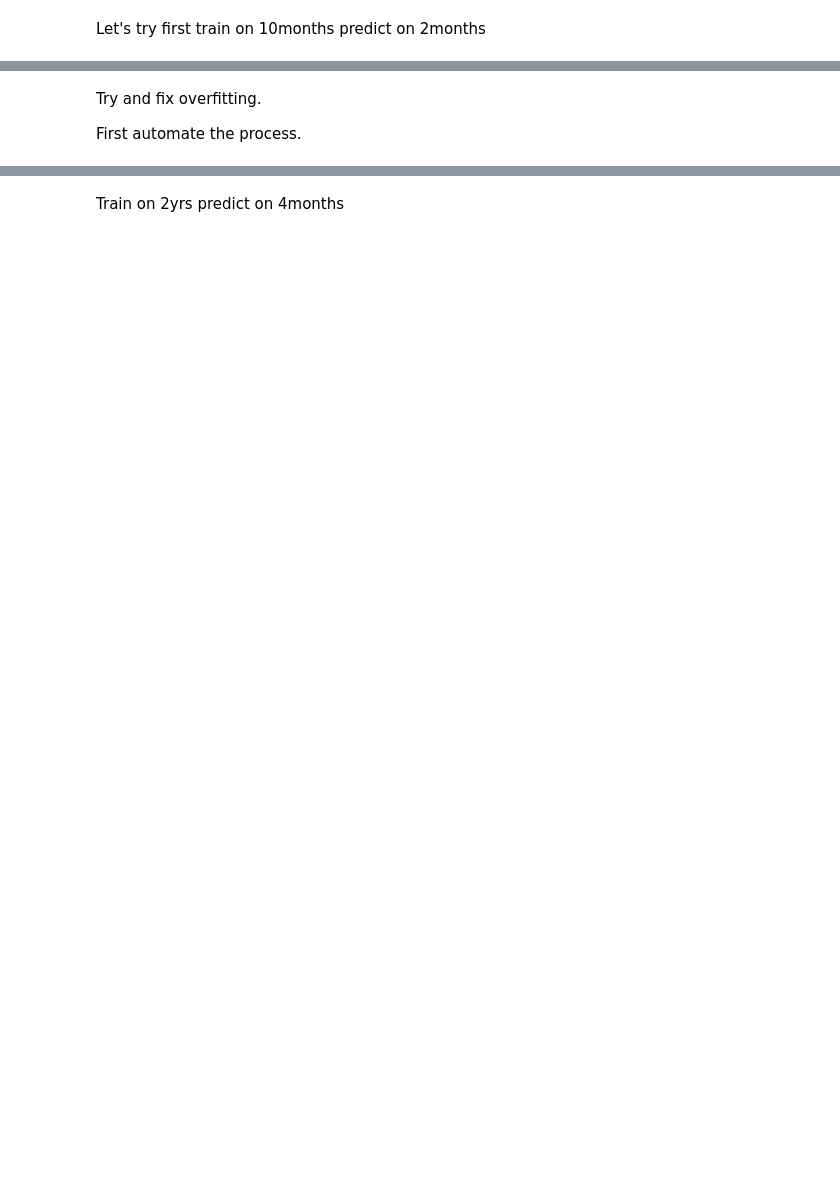
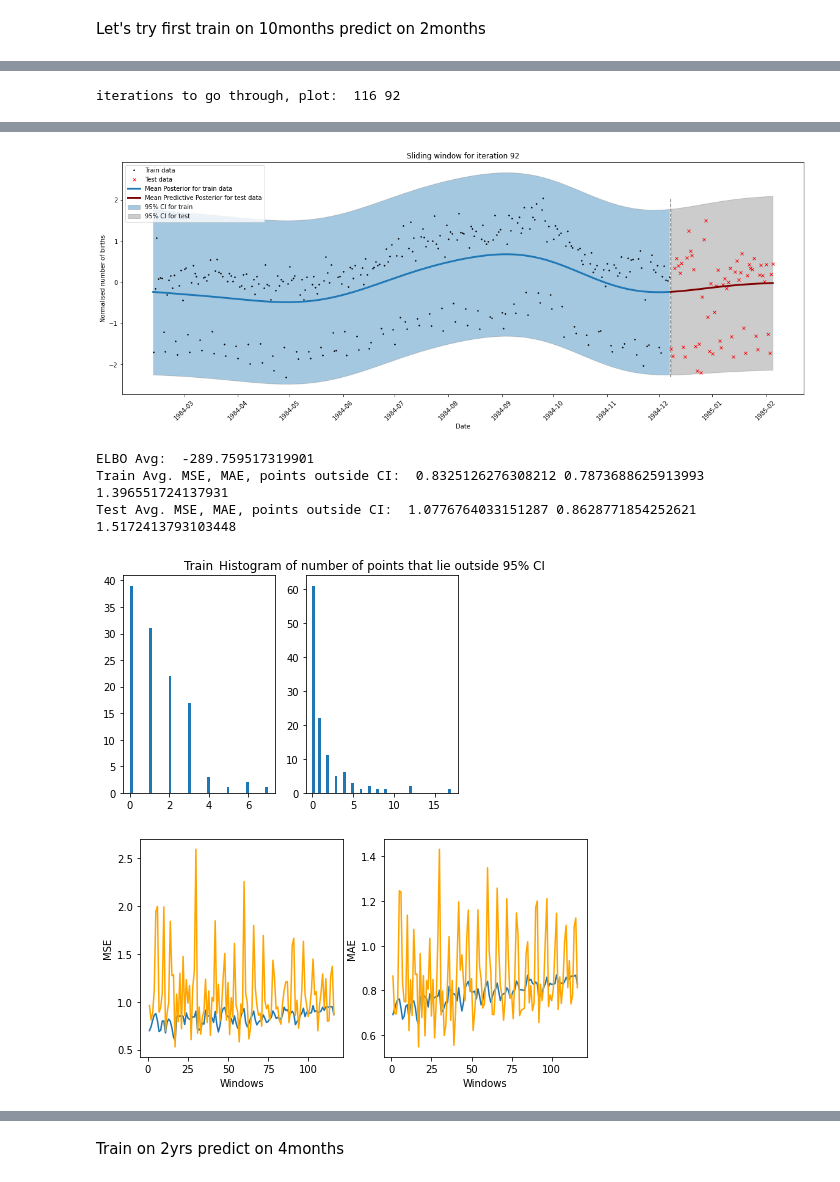
Before and after one commit to CristinaNogRod/GaussianProcesses-TimeSeries, a Jupyter notebook: notebooks/GPFlow/basic_SVGP_slidingWindow.ipynb, the cells around one changed output, grey strips where cells are left out. Drawn from its saved outputs; the diff is of its cells as text; code cells hidden in the pictures; blank space fills up the shorter version.

```diff
--- a/notebooks/GPFlow/basic_SVGP_slidingWindow.ipynb
+++ b/notebooks/GPFlow/basic_SVGP_slidingWindow.ipynb
@@ -159,4 +186,0 @@ Test Avg. MSE, MAE, points outside CI:  1.151671805847638 0.8793027863948685 6.3
-# %% [markdown]
-Try and fix overfitting.
-
-First automate the process.
@@ -258,0 +187,4 @@ def slidingwindow_alg(splits, window_size, epochs=50):
+# %%
+slidingwindow_alg(121, 5, epochs=50)
+# %% [output]
+iterations to go through, plot:  116 92
@@ -258,0 +193,6 @@ def slidingwindow_alg(splits, window_size, epochs=50):
+[figure, added]
+ELBO Avg:  -289.759517319901
+Train Avg. MSE, MAE, points outside CI:  0.8325126276308212 0.7873688625913993 1.396551724137931
+Test Avg. MSE, MAE, points outside CI:  1.0776764033151287 0.8628771854252621 1.5172413793103448
+[figure, added]
+[figure, added]
```
Also changed, not shown: parts of 15 cells of this notebook, 2 other files.
